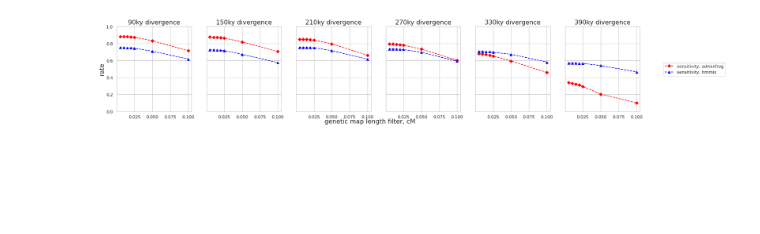
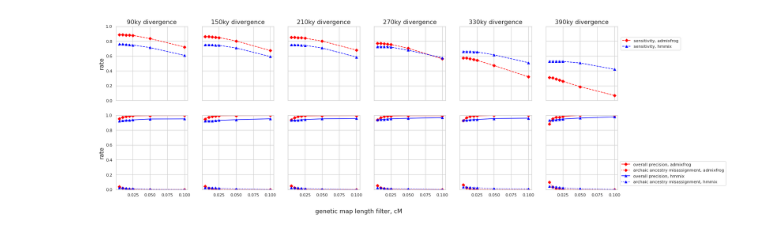
Before and after one commit to jqjqyangjq/DenAdmix_Sim, a Jupyter notebook: make_sim_figure.ipynb, the cells around one changed output. Cells and saved outputs as stored; diff of their text form; code cells hidden in the pictures; blank space fills up the shorter version.

```diff
--- a/make_sim_figure.ipynb
+++ b/make_sim_figure.ipynb
@@ -184,7 +184,7 @@ import matplotlib.pyplot as plt
 import seaborn as sns
 s = "den"
 sens_dfs = []
-fig, axes = plt.subplots(1,6, figsize=(24,4), sharex=True, sharey=True)
+fig, axes = plt.subplots(2,6, figsize=(24,8), sharex=True, sharey=True)
 colors = {'frog_AA': 'red', 'frog_d3_AA': 'red','frog_den_AA':'red', 'frog_d3':"pink", 'frog_den': 'pink', 'hmm': 'blue'}
 shapes = {'frog_AA': 'o', 'frog_d3_AA':'s','frog_den_AA':'D', 'frog_d3': 's', 'frog_den': 'D', 'hmm': '^'}
 linestyles = {3: 'dashdot', 4: 'dashed', 5: 'dotted', 6: 'solid'}
@@ -289,38 +289,55 @@ for panel, t in zip(range(0,6), ['90','150','210','270', '330','390']):
     # Plot data
     df = dfs[1] #15kya
     #xxx = 1
     s_time = "20kya"
     for (method, min_match), group in df.groupby(['method', 'min_match']):
         color = colors.get(method, 'black')
         shape = shapes.get(method, 'o')
         linestyle = linestyles.get(min_match, 'solid')
 
         #Plot accuracy
         if method == "hmm":
-            axes[panel].plot(group['min_map'], group['sensitivity'], label=f'sensitivity, hmmix',
+            axes[0,panel].plot(group['min_map'], group['sensitivity'], label=f'sensitivity, hmmix',
                 color="blue", marker=shape, linestyle="dashed")
         elif method == "frog_den_AA":
-            axes[panel].plot(group['min_map'], group['sensitivity'], label=f'sensitivity, admixfrog',
+            axes[0,panel].plot(group['min_map'], group['sensitivity'], label=f'sensitivity, admixfrog',
                 color="red", marker=shape, linestyle="dashed")
 
-        axes[panel].set_title(f"{t}ky divergence", fontsize = 16)
-        axes[panel].set_ylim(0, 1)
+
+        if method == "hmm":
+            axes[1,panel].plot(group['min_map'], group['accuracy'], label=f'overall precision, hmmix',
+                color="blue", marker=shape, linestyle="solid")
+        elif method == "frog_den_AA":
+            axes[1,panel].plot(group['min_map'], group['accuracy'], label=f'overall precision, admixfrog',
+                color="red", marker=shape, linestyle="solid")
+        if method == "hmm":
+            axes[1,panel].plot(group['min_map'], group['false_positive'], label=f'archaic ancestry misassignment, hmmix',
+                color="blue", marker=shape, linestyle="dotted")
+        elif method == "frog_den_AA":
+            axes[1,panel,].plot(group['min_map'], group['false_positive'], label=f'archaic ancestry misassignment, admixfrog',
+                color="red", marker=shape, linestyle="dotted")
+
+        axes[0,panel].set_title(f"{t}ky divergence", fontsize = 16)
+        axes[0,panel].set_ylim(0, 1)
         if panel == 0:
-            axes[panel].set_ylabel('rate', fontsize = 16)
+            axes[0,panel].set_ylabel('rate', fontsize = 16)
+            axes[1,panel].set_ylabel('rate', fontsize = 16)
 
     # Add a single title, shared x and y labels
     if s == "nea":
         ss = "Neanderthal segments"
     elif s =="den":
         ss = "Denisovan Segments"
     #fig.suptitle(f'Accuracy / Sensitivity For {ss}'+f', {t} kya divergence, '+f"sampled at {s_time}", fontsize=16)
     fig.supxlabel('genetic map length filter, cM', fontsize=16)
     #fig.supylabel('rate', fontsize=12)
     # Combine all legends into one
-handles, labels = axes[0].get_legend_handles_labels()
-lgd = fig.legend(handles, labels, loc='center right', bbox_to_anchor=(1.03, 0.5), ncol=1)
+handles0, labels0 = axes[0,0].get_legend_handles_labels()
+handles1, labels1 = axes[1,0].get_legend_handles_labels()
 
+lgd = fig.legend(handles0, labels0, loc='center right', bbox_to_anchor=(1, 0.8), ncol=1)
+lgd = fig.legend(handles1, labels1, loc='center right', bbox_to_anchor=(1.07, 0.2), ncol=1)
 
 plt.show()
 # %% [output]
-[figure, old version]
+[figure, new version]
```
Also changed, not shown: parts of 6 cells of this notebook, 28 other files.
